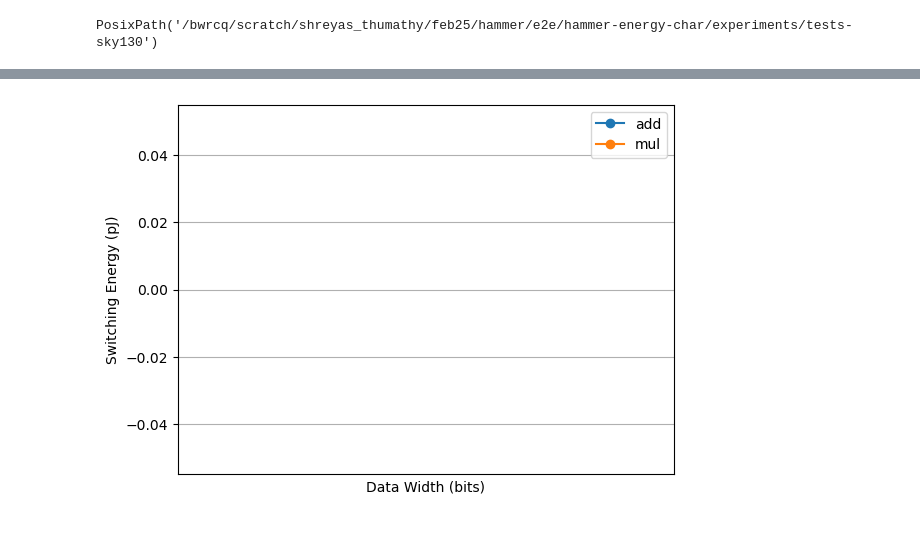
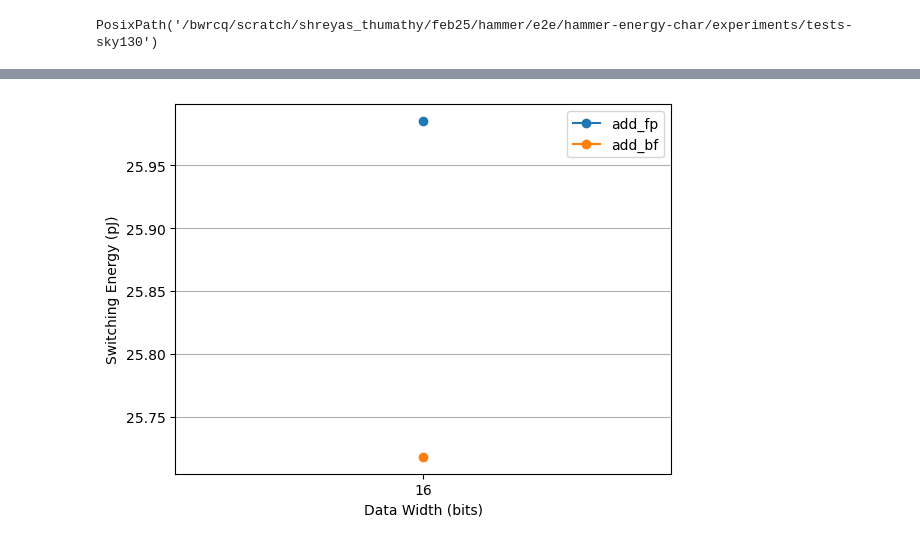
Before and after one commit to nayiri-k/hammer-energy-char, a Jupyter notebook: experiments/fpu.ipynb, the cells around one changed output, grey strips where cells are left out. Cells and saved outputs as stored; diff of their text form; code cells hidden in the pictures.

```diff
--- a/experiments/fpu.ipynb
+++ b/experiments/fpu.ipynb
@@ -35,26 +345,0 @@ PosixPath('/bwrcq/scratch/shreyas_thumathy/feb25/hammer/e2e/hammer-energy-char/e
-# %%
-# get pdk clock periods, paths
-PDKs = ["sky130"]
-test_paths = {}
-for pdk in PDKs:
-    test_paths[pdk] = energy_char_dpath/f'experiments/tests-{pdk}'
-
-operations = ['fpu_addder']
-op_to_inst = {'fpu_addder':'fpu_adder0'}
-num_inputs = 50
-widths = [8]
-mantissa = {8:3, 16:10, 32:23, 64:52}
-activity_factors = [0.1, 0.3, 0.7, 1.0] # eventually include: 0.3,0.7
-#activity_factors = [1.0]
-clock_periods = [CLOCK_PERIOD] # ns, clock periods to apply to all designs; eventually try sweeping this
-
-design_minclock_dict = {}
-# optional:
-# design_minclock_dict={'add4': 4, 'add8': 4, 'add16': 4, 'add32': 4, 'add64': 4, 'mul4': 5, 'mul8': 5, 'mul16': 6, 'mul32': 6, 'mul64': 5}
-
-'''
-tests dict
-  name format: <design>-<test_name>
-      inputs: list, where each item is a tuple of items per line in input.txt
-      defines: for verilog
-'''
@@ -326,8 +409,8 @@ Executing commmand: make build -B design=fpu_addder8-10ns pdk=sky130 DESIGN_CONF
 # %%
 # power-rtl: synthesize design in power tool + save checkpoint
-overwrite = False
+overwrite = True
 for bd,t in build_dpaths.items():
-    runSim(tests_dict[t],overwrite)
+    runSim(tests_dict[t],overwrite, verbose=True)
     runPowerSyn(tests_dict[t],overwrite)
     runPowerReport(tests_dict[t],overwrite)
 # %% [output]
@@ -395,6 +496,7 @@ def parse_hier_power_rpt(td) -> list:
         if l.startswith('Power Unit'):
             assert(words[-1] == 'mW'), f"Wrong power unit in report, {l}"
         if td['inst'] == words[-1]:
+            #print([float(p) for p in words[2:6]])
             return [float(p) for p in words[2:6]]
     return []
 
@@ -402,7 +504,7 @@ def parse_power_profile(td) -> float:
     fpath = td['root']/'power.profile.png.data'
     with fpath.open('r') as f: lines = f.readlines()
     header = lines[0]
-    assert(f"-ykeylabel {td['inst']}:total:total" in header) # make sure we got the correct power trace
+    assert((f"-ykeylabel {td['inst']}:total:total" in header) or (f"-ykeylabel {td['inst'][1:]}:total:total" in header)) # make sure we got the correct power trace
     match = re.search(r'simulation time \((\w+)\)', header)
     unit = match.group(1) if match else None
     if unit == 'ns': scaling = 1
@@ -485,27 +579,28 @@ plt.ylim(bottom=0)
 # %%
 ykey = "Switching Energy (pJ)"
 
-data = database[database['output_af'] == 0.5]
-for operation in operations:
+data = database[database['output_af'] == 0.3]
+formatted_ops = [formattedOp(op) for op in operations]
+for operation in formatted_ops:
     widths, skip = [], []
     ind = 0
     for val in data['design']:
-        if operation in val:
+        if operation == val[:len(operation)]:
             widths.append(int(val.replace(operation,'')))
         else:
             skip.append(ind)
         ind += 1
     energies = data[ykey].values
     valid_energies = []
     for i in range(len(energies)):
         if i not in skip:
             valid_energies.append(energies[i])
     # print(widths, valid_energies)
     plt.plot(widths,valid_energies,'o-', label=operation)
     plt.xticks(widths)
 plt.legend()
 plt.xlabel("Data Width (bits)")
 plt.ylabel(ykey)
 plt.grid(axis='y')
 # %% [output]
-[figure, old version]
+[figure, new version]
```
Also changed, not shown: parts of 31 cells of this notebook, 2 other files.
